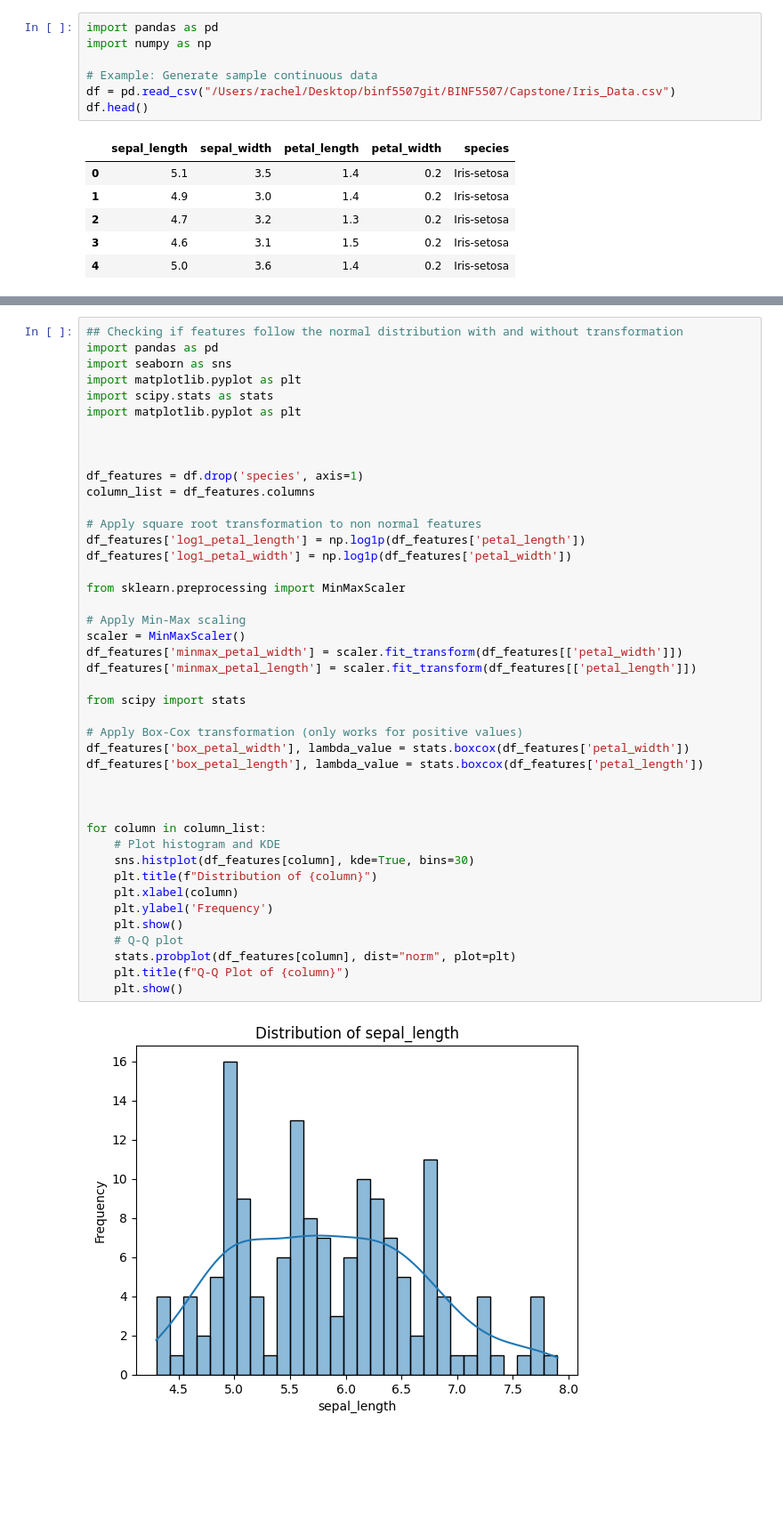
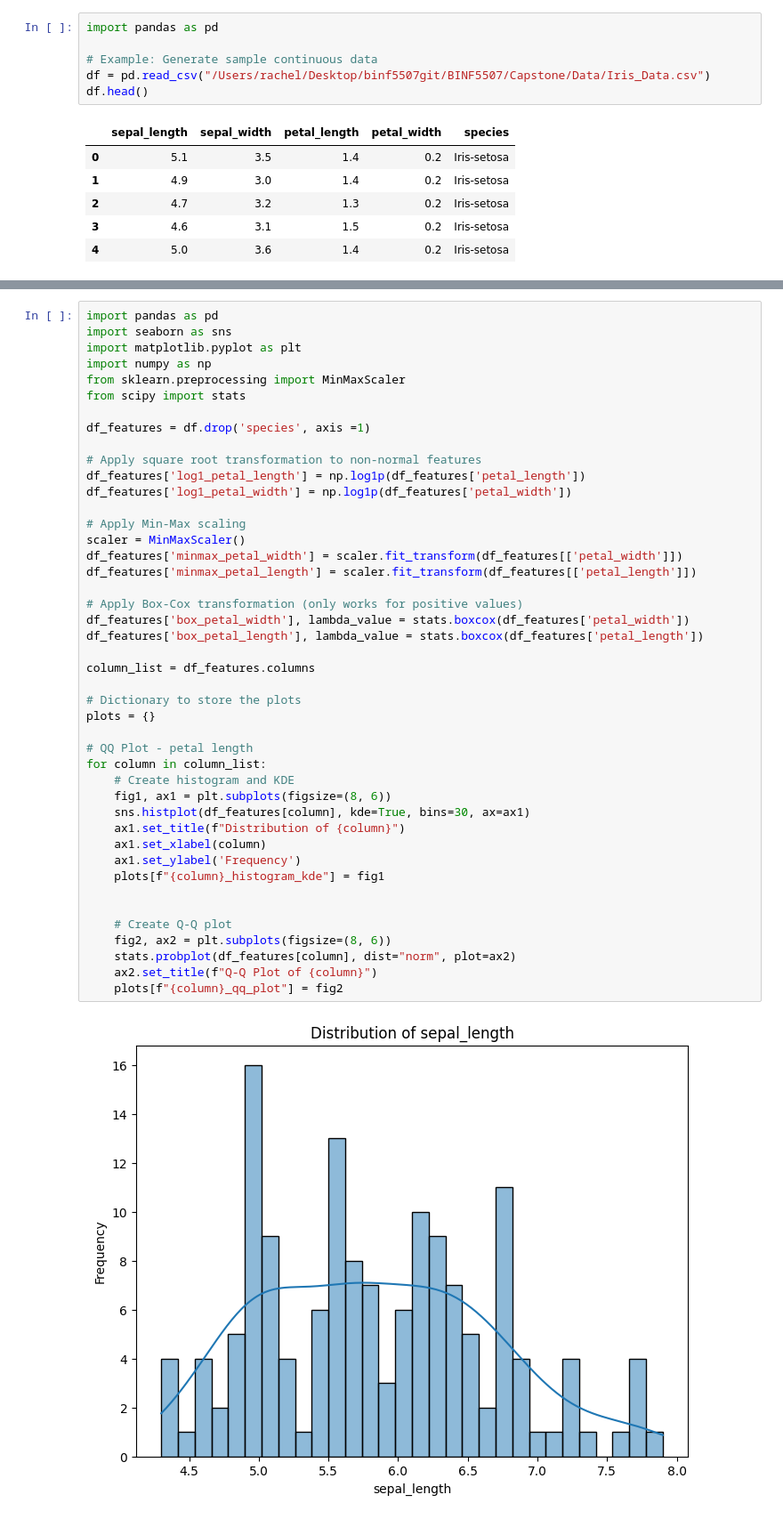
Before and after one commit to r-shadoff/BINF5507_Capstone, a Jupyter notebook: GaussianNaiveBayes.ipynb, the cells around one changed output, grey strips where cells are left out. Shown at 89% size. Cells and saved outputs as stored; diff of their text form; blank space fills up the shorter version.

Commit message:
Updated formatting and plot generation loop

```diff
--- a/GaussianNaiveBayes.ipynb
+++ b/GaussianNaiveBayes.ipynb
@@ -1,9 +22,8 @@
 # %%
 import pandas as pd
-import numpy as np
 
 # Example: Generate sample continuous data
-df = pd.read_csv("/Users/rachel/Desktop/binf5507git/BINF5507/Capstone/Iris_Data.csv")
+df = pd.read_csv("/Users/rachel/Desktop/binf5507git/BINF5507/Capstone/Data/Iris_Data.csv")
 df.head()
 # %% [output]
 |  | sepal_length | sepal_width | petal_length | petal_width | species |
@@ -15,45 +37,46 @@ df.head()
 # %%
-## Checking if features follow the normal distribution with and without transformation
 import pandas as pd
 import seaborn as sns
 import matplotlib.pyplot as plt
-import scipy.stats as stats
-import matplotlib.pyplot as plt
+import numpy as np
+from sklearn.preprocessing import MinMaxScaler
+from scipy import stats
 
+df_features = df.drop('species', axis =1)
 
-
-df_features = df.drop('species', axis=1)
-column_list = df_features.columns
-
-# Apply square root transformation to non normal features
+# Apply square root transformation to non-normal features
 df_features['log1_petal_length'] = np.log1p(df_features['petal_length'])
 df_features['log1_petal_width'] = np.log1p(df_features['petal_width'])
-
-from sklearn.preprocessing import MinMaxScaler
 
 # Apply Min-Max scaling
 scaler = MinMaxScaler()
 df_features['minmax_petal_width'] = scaler.fit_transform(df_features[['petal_width']])
 df_features['minmax_petal_length'] = scaler.fit_transform(df_features[['petal_length']])
 
-from scipy import stats
-
 # Apply Box-Cox transformation (only works for positive values)
 df_features['box_petal_width'], lambda_value = stats.boxcox(df_features['petal_width'])
 df_features['box_petal_length'], lambda_value = stats.boxcox(df_features['petal_length'])
 
+column_list = df_features.columns
+
+# Dictionary to store the plots
+plots = {}
+
+# QQ Plot - petal length
+for column in column_list:
+    # Create histogram and KDE
+    fig1, ax1 = plt.subplots(figsize=(8, 6))
+    sns.histplot(df_features[column], kde=True, bins=30, ax=ax1)
+    ax1.set_title(f"Distribution of {column}")
+    ax1.set_xlabel(column)
+    ax1.set_ylabel('Frequency')
+    plots[f"{column}_histogram_kde"] = fig1
 
 
-for column in column_list:
-    # Plot histogram and KDE
-    sns.histplot(df_features[column], kde=True, bins=30)
-    plt.title(f"Distribution of {column}")
-    plt.xlabel(column)
-    plt.ylabel('Frequency')
-    plt.show()
-    # Q-Q plot
-    stats.probplot(df_features[column], dist="norm", plot=plt)
-    plt.title(f"Q-Q Plot of {column}")
-    plt.show()
+    # Create Q-Q plot
+    fig2, ax2 = plt.subplots(figsize=(8, 6))
+    stats.probplot(df_features[column], dist="norm", plot=ax2)
+    ax2.set_title(f"Q-Q Plot of {column}")
+    plots[f"{column}_qq_plot"] = fig2
 # %% [output]
-[figure, old version]
+[figure, new version]
```
Also changed, not shown: parts of 8 cells of this notebook.
